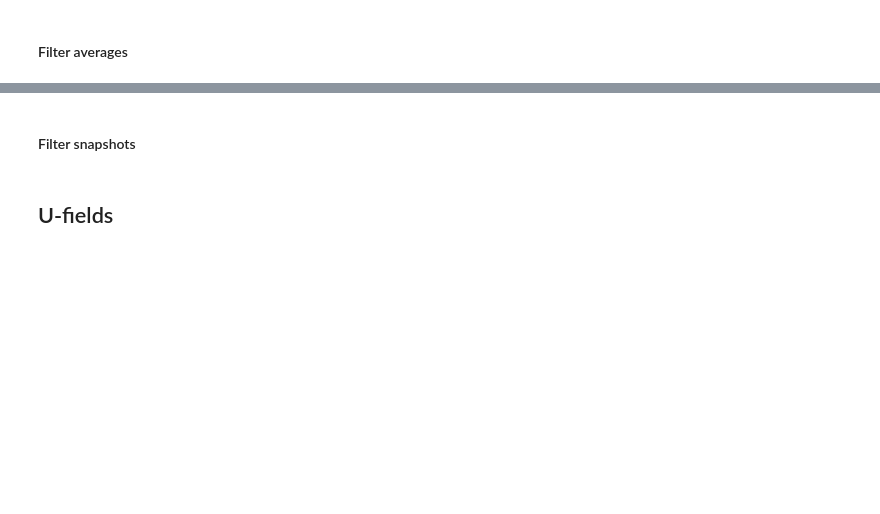
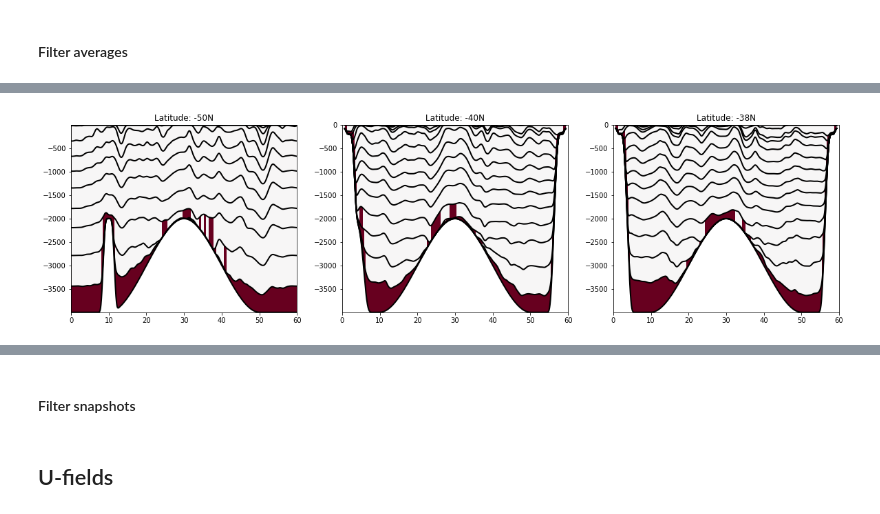
Before and after one commit to NoraLoose/energy_cycles, a Jupyter notebook: filter_data.ipynb, the cells around one changed output, grey strips where cells are left out. Saved outputs shown, nothing was run; the diff lists cells and outputs as text; code cells hidden in the pictures; blank space fills up the shorter version.

```diff
--- a/filter_data.ipynb
+++ b/filter_data.ipynb
@@ -464,3 +468,8 @@ The original bottom mask (`av.bottom_mask`) had binary values: 0 and 1. The filt
 # %%
-threshold = 0
+threshold = 0.2
 av_f['bottom_mask'] = xr.where(av_f['bottom_mask'] > threshold, 1, 0)
+# %%
+mask = av_f['bottom_mask'].isel(time=-1).compute()
+eta = av_f['e'].isel(time=-1).compute()
+eta_x = grid.interp(eta, 'X', boundary='fill')
+eta_y = grid.interp(eta, 'Y', boundary='fill')
@@ -466,0 +478,13 @@ av_f['bottom_mask'] = xr.where(av_f['bottom_mask'] > threshold, 1, 0)
+# %%
+yhlist = [-50, -40, -38]
+vmax = 1
+fig, axs = plt.subplots(1,3,figsize=(20,5))
+for yh, ax in zip(yhlist, axs):
+    for i in range(16):
+        ax.plot(st.xh, eta.isel(zi=i).sel(yh=yh, method="nearest"), linewidth=2, color='k')
+    p = ax.pcolormesh(st.xq, eta_x.fillna(value=0).sel(yh=yh, method="nearest"), mask.sel(yh=yh, method="nearest"),
+                        vmax=vmax, vmin=-vmax, cmap='RdBu_r')
+
+    ax.set_title('Latitude: %iN' %yh)
+# %% [output]
+[figure, added]
```
Also changed, not shown: parts of 17 cells of this notebook, 1 other file.
